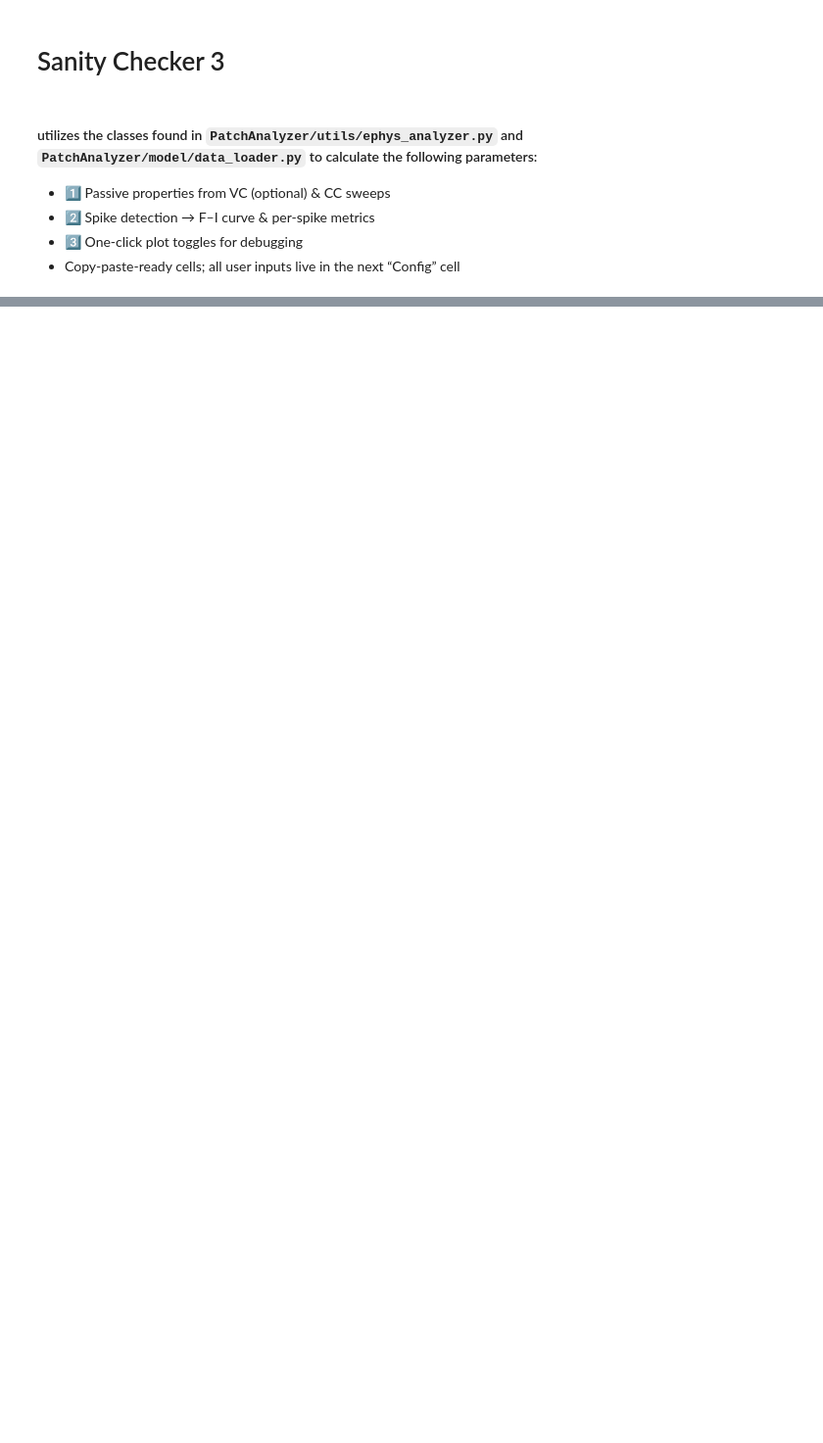
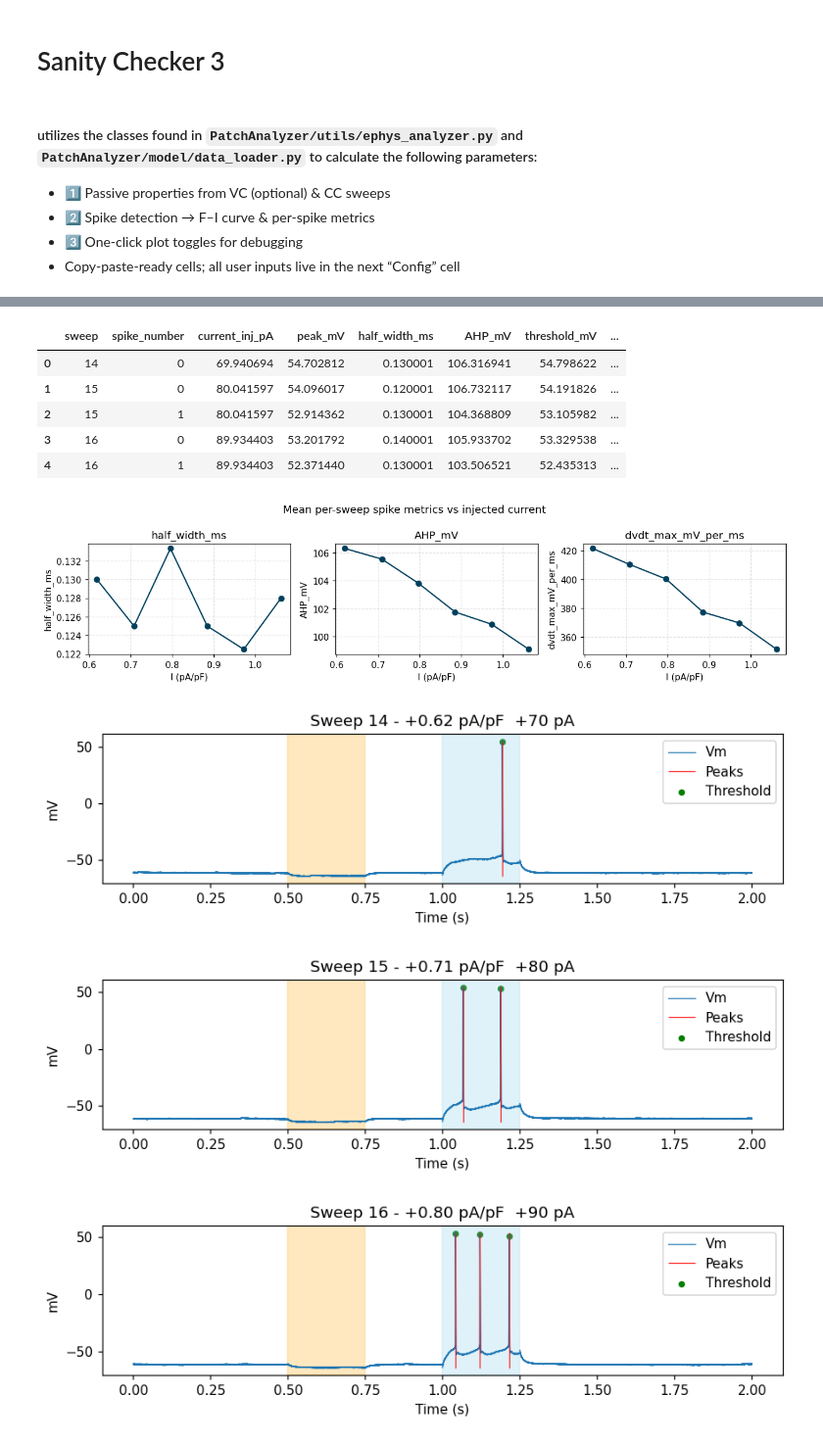
Before and after one commit to bmagondu3/PatchAnalyzer, a Jupyter notebook: PatchAnalyzer/AnalysisTesting/SanityChecker3.ipynb, the cells around one changed output, grey strips where cells are left out. Shown at 98% size. Cells and saved outputs as stored; diff of their text form; code cells hidden in the pictures; blank space fills up the shorter version.

```diff
--- a/PatchAnalyzer/AnalysisTesting/SanityChecker3.ipynb
+++ b/PatchAnalyzer/AnalysisTesting/SanityChecker3.ipynb
@@ -22,8 +22,7 @@ import matplotlib.pyplot as plt
 
 # 1. SET PATH FOR EXPERIMENT FOLDER -------------------------------------------
 # EXP_DIR = Path(r"C:\Users\sa-forest\Documents\GitHub\PatchAnalyzer\Data\Test\2025_07_02-13_09")
-EXP_DIR = Path(r"C:\Users\sa-forest\Documents\GitHub\PatchAnalyzer\Data\Rowan_GFP_TAU_exp\2025_06_29-15_14")
-
+EXP_DIR = Path(r"C:\Users\sa-forest\Documents\GitHub\PatchAnalyzer\Data\Levi_control_cultured_exp\Cohort_2\2025_09_24-17_04")
 
 # 2. SELECT A SET OF PROTOCOLS USING CELL_ID -----------------------------------
 CELL_ID = 3          # int
@@ -39,7 +38,7 @@ SHOW_SPIKE_PLOTS    = True
 # --- repo on sys.path + misc --------------------------------------------------
 if not EXP_DIR.exists():
     raise RuntimeError(f"EXP_DIR does not exist: {EXP_DIR}")
-repo_root = EXP_DIR.parents[2]
+repo_root = EXP_DIR.parents[3]
 if str(repo_root) not in sys.path:
     sys.path.insert(0, str(repo_root))
 
@@ -232,31 +274,77 @@ if VERBOSE and SHOW_FI_PLOTS and not fi_df.empty:
 # ---------------------------------------------------------------------
 spk_df = c_an.spike_metrics(
     sweep_tuples,
     normalize_by_Cm=NORMALIZE_BY_CM,
     Cm_pF=Cm_mean_pF if NORMALIZE_BY_CM else None,
 )
 # --- auto-fix unit if needed ------------------------------------------
 if NORMALIZE_BY_CM and "current_inj_pApF" in spk_df.columns:
     if spk_df["current_inj_pApF"].abs().max() < 1e-6:
         spk_df["current_inj_pApF"] *= 1e12
 
 if VERBOSE: display(spk_df.head())
 
 if VERBOSE and SHOW_SPIKE_PLOTS and not spk_df.empty:
     metrics = ["half_width_ms", "AHP_mV", "dvdt_max_mV_per_ms"]
     xkey = "current_inj_pApF" if NORMALIZE_BY_CM else "current_inj_pA"
 
     grp = spk_df.groupby(xkey)               # aggregate by injected current
     fig, axs = plt.subplots(1, len(metrics), figsize=(4*len(metrics), 3))
 
     for ax, m in zip(axs, metrics):
         means = grp[m].mean()
         ax.plot(means.index, means.values, 'o-', color='#003f5c')
         ax.set_xlabel("I (pA/pF)" if NORMALIZE_BY_CM else "I (pA)")
         ax.set_ylabel(m)
         ax.set_title(m)
         ax.grid(True, linestyle='--', alpha=.35)
 
     plt.suptitle("Mean per-sweep spike metrics vs injected current")
     plt.tight_layout(); plt.show()
-\
+
+    # --- diagnostic plots (every sweep with spikes) ---------------
+    for sw_idx, sw in enumerate(cc_sweeps, start=1):
+        ts, te = c_an._find_test_pulse(sw.command_pA)
+        es, ee = c_an._find_experimental_pulse(sw.command_pA, te)
+        if es is None or ee is None:
+            continue
+        sr_Hz = 1.0 / (sw.time[1] - sw.time[0])
+        peaks = c_an._detect_spikes(sw.response_mV[es:ee], sr_Hz) + es
+        if not len(peaks):
+            continue
+        sweep_rows = spk_df.loc[spk_df["sweep"] == sw_idx].sort_values("spike_number")
+        thresh_vals = sweep_rows["threshold_mV"].to_numpy()
+        if thresh_vals.size and thresh_vals.size != len(peaks):
+            n = min(len(peaks), thresh_vals.size)
+            peaks = peaks[:n]
+            thresh_vals = thresh_vals[:n]
+        label_bits = []
+        if "current_inj_pApF" in sweep_rows.columns and not sweep_rows.empty:
+            label_bits.append(f'{sweep_rows["current_inj_pApF"].iloc[0]:+.2f} pA/pF')
+        if "current_inj_pA" in sweep_rows.columns and not sweep_rows.empty:
+            label_bits.append(f'{sweep_rows["current_inj_pA"].iloc[0]:+.0f} pA')
+        title_suffix = "  ".join(label_bits)
+        plt.figure(figsize=(8, 2.5))
+        plt.plot(sw.time, sw.response_mV, lw=.8, label="Vm")
+        plt.vlines(sw.time[peaks], sw.response_mV.min(), sw.response_mV.max(), color='red', lw=.7, label="Peaks")
+        if thresh_vals.size:
+            plt.scatter(sw.time[peaks], thresh_vals, c='green', s=15, label="Threshold")
+        if ts is not None and te is not None:
+            plt.axvspan(sw.time[ts], sw.time[te], color='orange', alpha=.25)
+        plt.axvspan(sw.time[es], sw.time[ee], color='skyblue', alpha=.25)
+        plt.ylabel("mV"); plt.xlabel("Time (s)")
+        title = f"Sweep {sw_idx}" + (f" - {title_suffix}" if title_suffix else "")
+        plt.title(title)
+        plt.legend(loc="upper right")
+        plt.tight_layout(); plt.show()
+# %% [output]
+|  | sweep | spike_number | current_inj_pA | peak_mV | half_width_ms | AHP_mV | threshold_mV | ... |
+| 0 | 14 | 0 | 69.940694 | 54.702812 | 0.130001 | 106.316941 | 54.798622 | ... |
+| 1 | 15 | 0 | 80.041597 | 54.096017 | 0.120001 | 106.732117 | 54.191826 | ... |
+| 2 | 15 | 1 | 80.041597 | 52.914362 | 0.130001 | 104.368809 | 53.105982 | ... |
+| 3 | 16 | 0 | 89.934403 | 53.201792 | 0.140001 | 105.933702 | 53.329538 | ... |
+| 4 | 16 | 1 | 89.934403 | 52.371440 | 0.130001 | 103.506521 | 52.435313 | ... |
+[figure, added]
+[figure, added]
+[figure, added]
+[figure, added]
```
Also changed, not shown: parts of 4 cells of this notebook, 4 other files.
